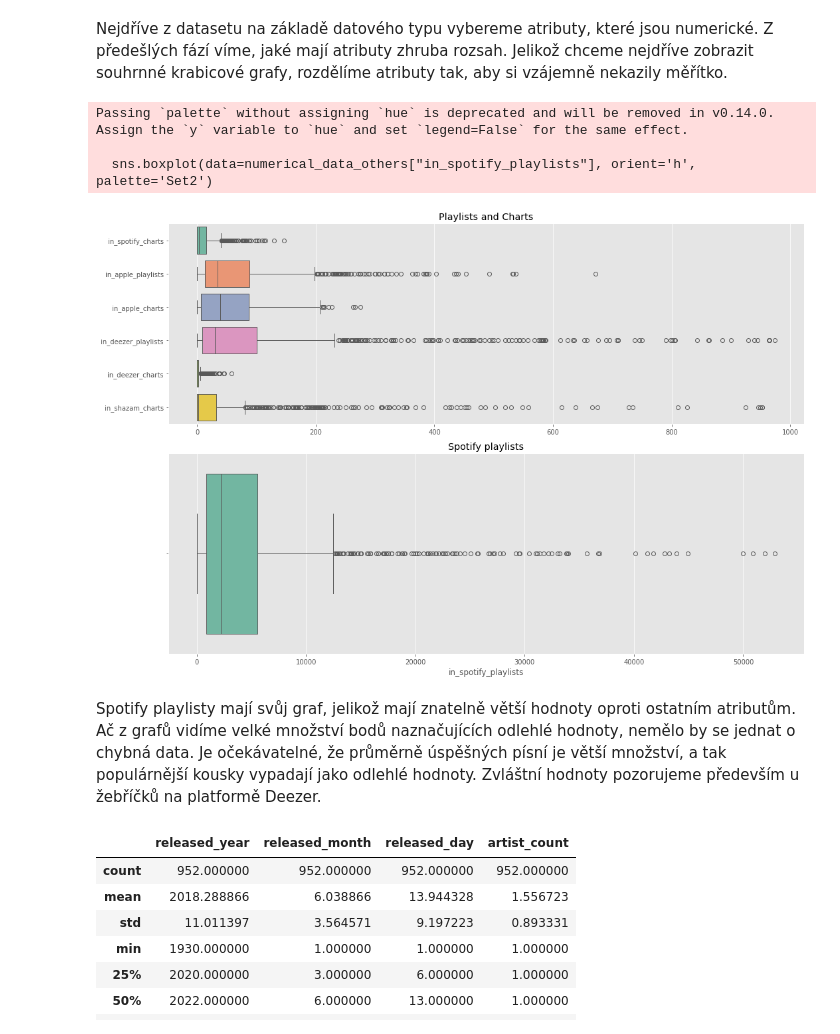
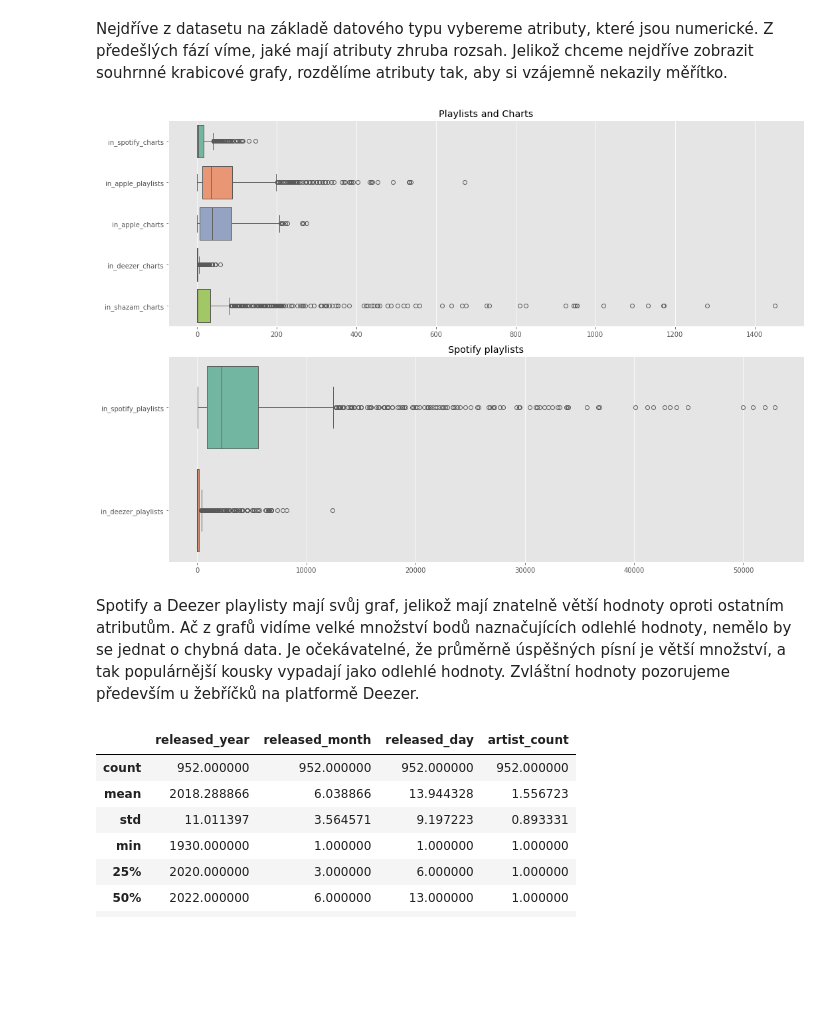
Before and after one commit to Filda99/FIT-UPA, a Jupyter notebook: proj2/upa_proj2.ipynb, the cells around one changed output. Cells and saved outputs as stored; diff of their text form; code cells hidden in the pictures; blank space fills up the shorter version.

```diff
--- a/proj2/upa_proj2.ipynb
+++ b/proj2/upa_proj2.ipynb
@@ -81,6 +101,8 @@ print(categorical_attributes)
 # %%
 data['in_shazam_charts'].fillna(0, inplace=True) # in_shazam_charts ma null hodnoty, ktere vyplnime 0 pro snadnou konverzi
 data['in_deezer_playlists'].fillna(0, inplace=True) # in_shazam_charts ma null hodnoty, ktere vyplnime 0 pro snadnou konverzi
+data['in_deezer_playlists'] = data['in_deezer_playlists'].replace(',', '', regex=True).astype('int64') # nektere hodnoty byly v americkem formatu, kde 2,456 znaci 2456
+data['in_shazam_charts'] = data['in_shazam_charts'].replace(',', '', regex=True).astype('int64')
 
 attributes_to_convert = ['streams', 'in_deezer_playlists', 'in_shazam_charts']
 
@@ -201,0 +283,20 @@ Tipy, co dělat dál:
+# %%
+acoustic_features = ['danceability_%', 'valence_%', 'energy_%', 'acousticness_%', 'instrumentalness_%', 'liveness_%', 'speechiness_%', 'bpm']
+
+# Set the style of seaborn
+sns.set(style="whitegrid")
+
+# Create subplots for each acoustic feature
+fig, axes = plt.subplots(nrows=2, ncols=4, figsize=(16, 8))
+axes = axes.flatten()
+
+for i, feature in enumerate(acoustic_features):
+    sns.scatterplot(y='streams', x=feature, data=data, alpha=0.7, ax=axes[i], palette='viridis')
+    axes[i].set_ylabel("Streams")
+    axes[i].set_xlabel(f"{feature}")
+    axes[i].set_title(f"Relationship between Streams and {feature}")
+
+# Adjust layout
+plt.tight_layout()
+
+plt.show()
@@ -214,6 +319,10 @@ Jelikož hledáme odlehlé hodnoty, uvažujeme, že null hodnoty máme již vyř
 # %%
 # konverze atributu
 attributes_to_convert = ['streams', 'in_deezer_playlists', 'in_shazam_charts']
+data['in_shazam_charts'].fillna(0, inplace=True) # in_shazam_charts ma null hodnoty, ktere vyplnime 0 pro snadnou konverzi
+data['in_deezer_playlists'].fillna(0, inplace=True) # in_deezer_playlists ma null hodnoty, ktere vyplnime 0 pro snadnou konverzi
+data['in_deezer_playlists'] = data['in_deezer_playlists'].replace(',', '', regex=True).astype('int64') # nektere hodnoty byly v americkem formatu, kde 2,456 znaci 2456
+data['in_shazam_charts'] = data['in_shazam_charts'].replace(',', '', regex=True).astype('int64')
 
 # Convert each specified column to numeric values
 for attribute in attributes_to_convert:
@@ -222,8 +331,6 @@ for attribute in attributes_to_convert:
 # Convert the columns to integer type
 data[attributes_to_convert] = data[attributes_to_convert].astype('Int64')
 
-data['in_shazam_charts'].fillna(0, inplace=True) # in_shazam_charts ma null hodnoty, ktere vyplnime 0 pro snadnou konverzi
-data['in_deezer_playlists'].fillna(0, inplace=True) # in_deezer_playlists ma null hodnoty, ktere vyplnime 0 pro snadnou konverzi
 data['key'] = data['key'].fillna(-1)
 data = data.dropna(how='any')
 print(data.isnull().sum())
@@ -253,29 +360,27 @@ Z předešlých fází víme, jaké mají atributy zhruba rozsah. Jelikož chcem
 # %%
 numerical_data = data.select_dtypes(include=['int64'])
 
-numerical_data_playlists_charts = numerical_data[["in_spotify_charts", "in_apple_playlists", "in_apple_charts", "in_deezer_playlists", "in_deezer_charts", "in_shazam_charts"]]
+numerical_data_playlists_charts = numerical_data[["in_spotify_charts", "in_apple_playlists", "in_apple_charts", "in_deezer_charts", "in_shazam_charts"]]
 numerical_data_audio_features = numerical_data[["danceability_%", "valence_%", "energy_%", "acousticness_%", "instrumentalness_%", "liveness_%", "speechiness_%"]]
-numerical_data_others = numerical_data[["bpm", "streams", "in_spotify_playlists"]]
+numerical_data_playlists = numerical_data[["in_spotify_playlists", "in_deezer_playlists"]]
+numerical_data_others = numerical_data[["bpm", "streams", "in_spotify_playlists", "in_deezer_playlists"]]
 
 plt.figure(figsize=(15, 10))
 
 plt.subplot(2, 1, 1)
 sns.boxplot(data=numerical_data_playlists_charts, orient='h', palette='Set2')
 plt.title('Playlists and Charts')
 
 plt.subplot(2, 1, 2)
-sns.boxplot(data=numerical_data_others["in_spotify_playlists"], orient='h', palette='Set2')
+sns.boxplot(data=numerical_data_playlists, orient='h', palette='Set2')
 plt.title('Spotify playlists')
 
 plt.tight_layout()
 plt.show()
 # %% [output]
-Passing `palette` without assigning `hue` is deprecated and will be removed in v0.14.0. Assign the `y` variable to `hue` and set `legend=False` for the same effect.
-
-  sns.boxplot(data=numerical_data_others["in_spotify_playlists"], orient='h', palette='Set2')
-[figure, old version]
+[figure, new version]
 # %% [markdown]
-Spotify playlisty mají svůj graf, jelikož mají znatelně větší hodnoty oproti ostatním atributům. Ač z grafů vidíme velké množství bodů naznačujících odlehlé hodnoty, nemělo by se jednat o chybná data. Je očekávatelné, že průměrně úspěšných písní je větší množství, a tak populárnější kousky vypadají jako odlehlé hodnoty. Zvláštní hodnoty pozorujeme především u žebříčků na platformě Deezer.
+Spotify a Deezer playlisty mají svůj graf, jelikož mají znatelně větší hodnoty oproti ostatním atributům. Ač z grafů vidíme velké množství bodů naznačujících odlehlé hodnoty, nemělo by se jednat o chybná data. Je očekávatelné, že průměrně úspěšných písní je větší množství, a tak populárnější kousky vypadají jako odlehlé hodnoty. Zvláštní hodnoty pozorujeme především u žebříčků na platformě Deezer.
 # %%
 numerical_data_eval = numerical_data[["released_year", "released_month", "released_day", "artist_count"]]
 numerical_data_eval.describe()
```
Also changed, not shown: parts of 25 cells of this notebook.
